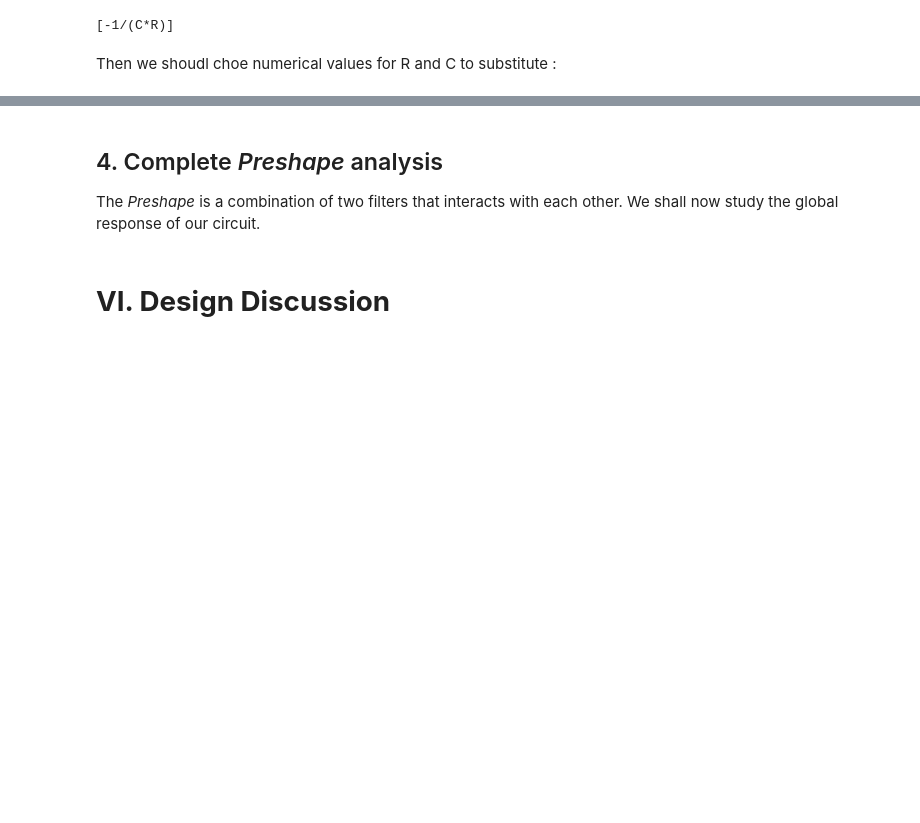
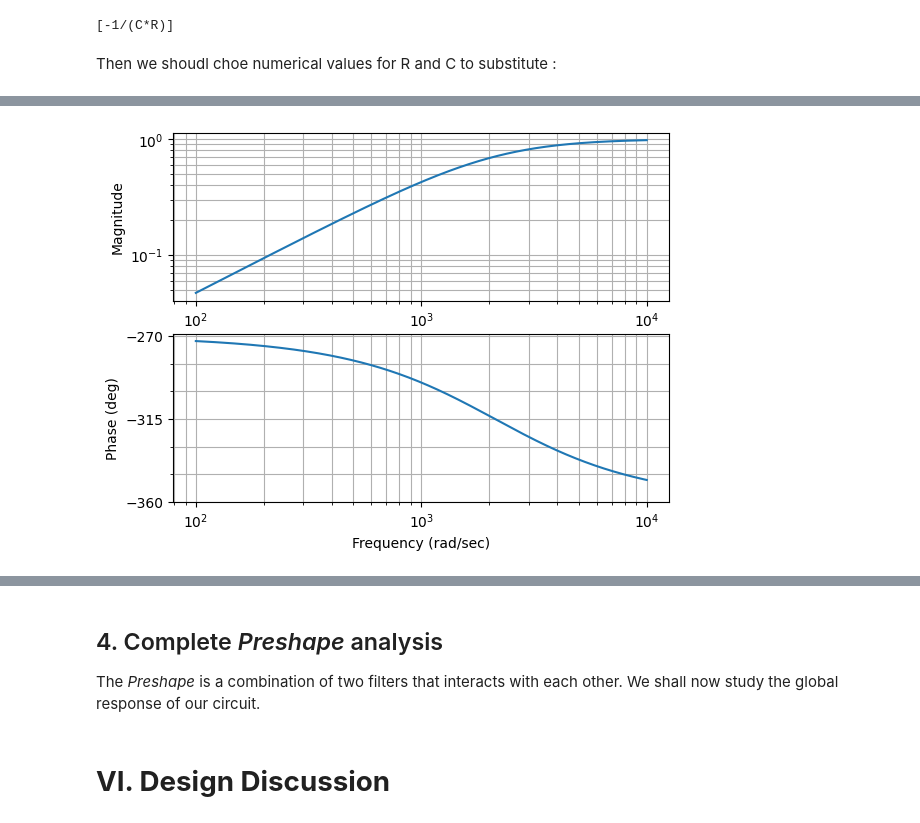
Before and after one commit to TitSo17/custom-fuzz-face, a Jupyter notebook: analysis/notebooks/01_PreShape_filter.ipynb, the cells around one changed output, grey strips where cells are left out. Saved outputs shown, nothing was run; the diff lists cells and outputs as text; code cells hidden in the pictures; blank space fills up the shorter version.

Commit message:
Bode plot and potentiometer influence

```diff
--- a/analysis/notebooks/01_PreShape_filter.ipynb
+++ b/analysis/notebooks/01_PreShape_filter.ipynb
@@ -112 +114,5 @@ ct.pzmap(sys)
 [figure]
+# %%
+ct.bode_plot(sys);
+# %% [output]
+[figure, added]
```
Also changed, not shown: parts of 8 cells of this notebook.
